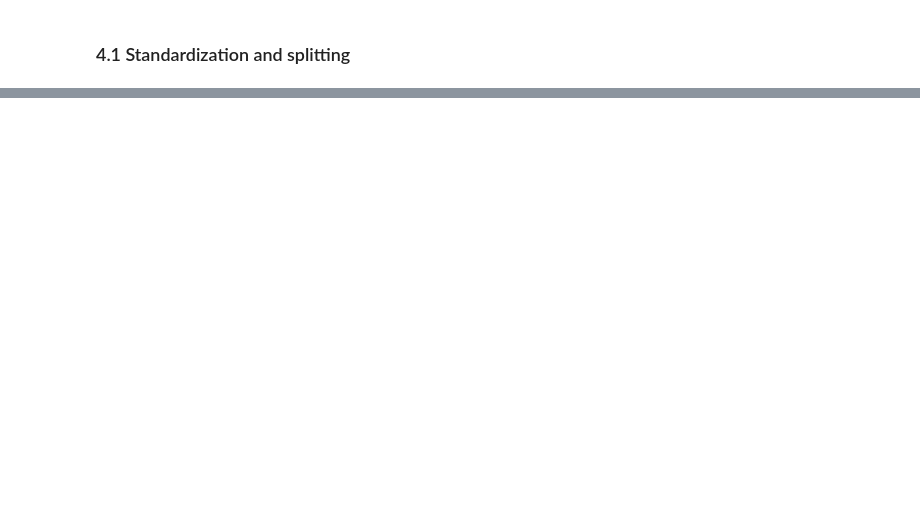
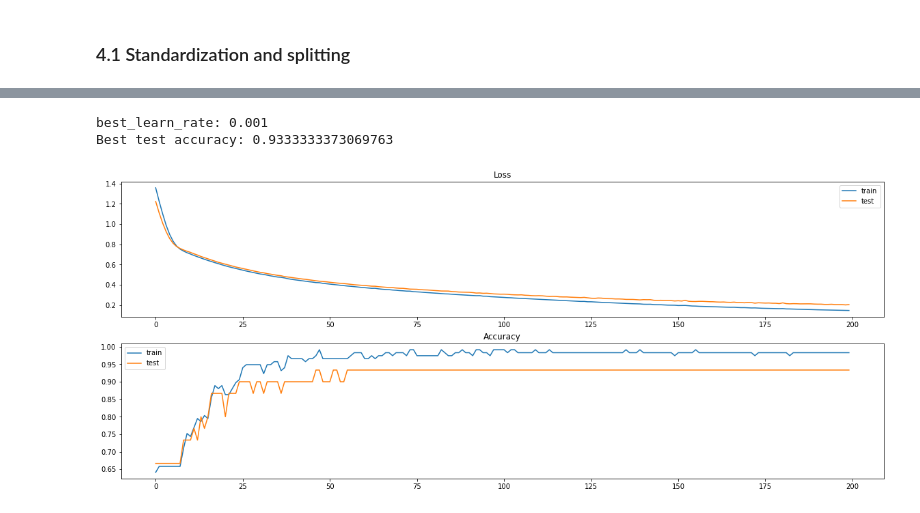
Before and after one commit to Nazgulion/ml-project-1, a Jupyter notebook: project_3.ipynb, the cells around one changed output, grey strips where cells are left out. Cells and saved outputs as stored; diff of their text form; code cells hidden in the pictures; blank space fills up the shorter version.

```diff
--- a/project_3.ipynb
+++ b/project_3.ipynb
@@ -310,0 +297,53 @@ Na osnovu korelacione matrice mozemo izvesti neke nove zakljucke, ali i potvrdit
+# %%
+learn_rate_list = [0.001, 0.01, 0.1]
+
+best_test_acc = 0
+best_learn_rate = 0
+
+for learn_rate_trial in learn_rate_list:
+
+        model = Sequential()
+        model.add(Dense(units=10, input_dim=4, activation='relu'))
+        model.add(Dense(3,activation='softmax'))
+
+        optimizer = Adam(lr=learn_rate_trial)
+        model.compile(loss='categorical_crossentropy', optimizer=optimizer, metrics=['accuracy'])
+
+        history = model.fit(X_train, y_train, validation_data=(X_test, y_test), verbose=0, batch_size=15, epochs=200)
+        _, train_acc = model.evaluate(X_train, y_train, verbose=0)
+        _, test_acc = model.evaluate(X_test, y_test, verbose=0)
+
+        if test_acc > best_test_acc:
+            best_test_acc = test_acc
+            best_learn_rate = learn_rate_trial
+
+print("best_learn_rate: {}".format(best_learn_rate))
+print("Best test accuracy: {}".format(best_test_acc))
+# %% [output]
+best_learn_rate: 0.001
+Best test accuracy: 0.9333333373069763
+# %%
+model = Sequential()
+model.add(Dense(units=10, input_dim=4, activation='relu'))
+model.add(Dense(3,activation='softmax'))
+optimizer = Adam(lr=0.001)
+model.compile(loss='categorical_crossentropy', optimizer='adam', metrics=['accuracy'])
+history = model.fit(X_train, y_train, validation_data=(X_test, y_test), verbose=0, batch_size=15, epochs=200)
+_, train_acc = model.evaluate(X_train, y_train, verbose=0)
+_, test_acc = model.evaluate(X_test, y_test, verbose=0)
+
+plt.rcParams["figure.figsize"] = (20,8)
+plt.subplot(211)
+plt.title('Loss')
+plt.plot(history.history['loss'], label='train')
+plt.plot(history.history['val_loss'], label='test')
+plt.legend()
+# plot accuracy during training
+plt.subplot(212)
+plt.title('Accuracy')
+plt.plot(history.history['accuracy'], label='train')
+plt.plot(history.history['val_accuracy'], label='test')
+plt.legend()
+plt.show()
+# %% [output]
+[figure, added]
```
Also changed, not shown: parts of 113 cells of this notebook, 4 other files.
